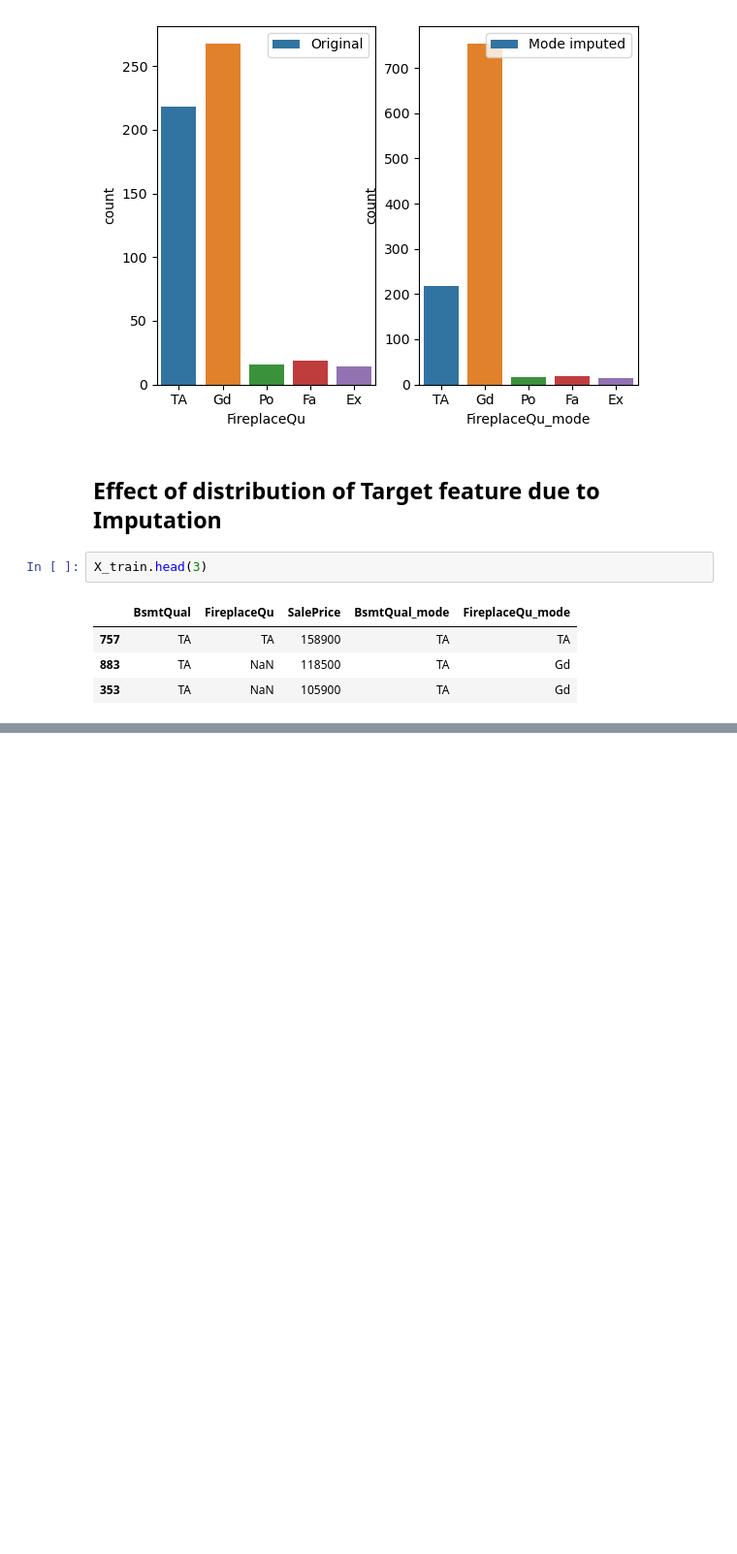
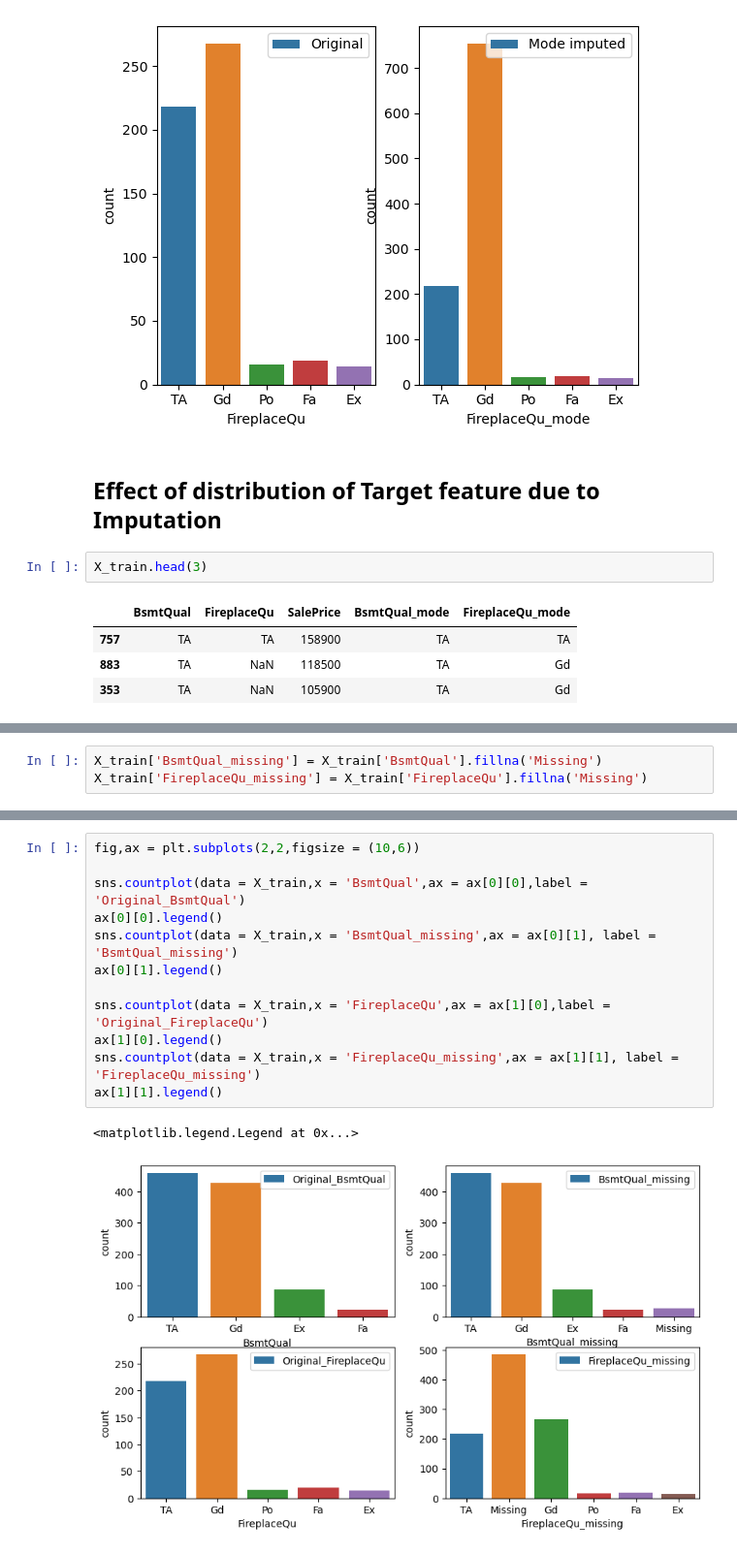
Before and after one commit to datta-abhi/feature_engg, a Jupyter notebook: mising data imputation/introduction/frequent_category,missing_category.ipynb, the cells around one changed output, grey strips where cells are left out. Shown at 97% size. Saved outputs shown, nothing was run; the diff lists cells and outputs as text; blank space fills up the shorter version.

Commit message:
missing_category imputation

```diff
--- a/mising data imputation/introduction/frequent_category,missing_category.ipynb
+++ b/mising data imputation/introduction/frequent_category,missing_category.ipynb
@@ -115,0 +124,3 @@ X_train.head(3)
+# %%
+X_train['BsmtQual_missing'] = X_train['BsmtQual'].fillna('Missing')
+X_train['FireplaceQu_missing'] = X_train['FireplaceQu'].fillna('Missing')
@@ -115,0 +145,15 @@ X_train.head(3)
+# %%
+fig,ax = plt.subplots(2,2,figsize = (10,6))
+
+sns.countplot(data = X_train,x = 'BsmtQual',ax = ax[0][0],label = 'Original_BsmtQual')
+ax[0][0].legend()
+sns.countplot(data = X_train,x = 'BsmtQual_missing',ax = ax[0][1], label = 'BsmtQual_missing')
+ax[0][1].legend()
+
+sns.countplot(data = X_train,x = 'FireplaceQu',ax = ax[1][0],label = 'Original_FireplaceQu')
+ax[1][0].legend()
+sns.countplot(data = X_train,x = 'FireplaceQu_missing',ax = ax[1][1], label = 'FireplaceQu_missing')
+ax[1][1].legend()
+# %% [output]
+<matplotlib.legend.Legend at 0x...>
+[figure, added]
```
Also changed, not shown: parts of 6 cells of this notebook.
